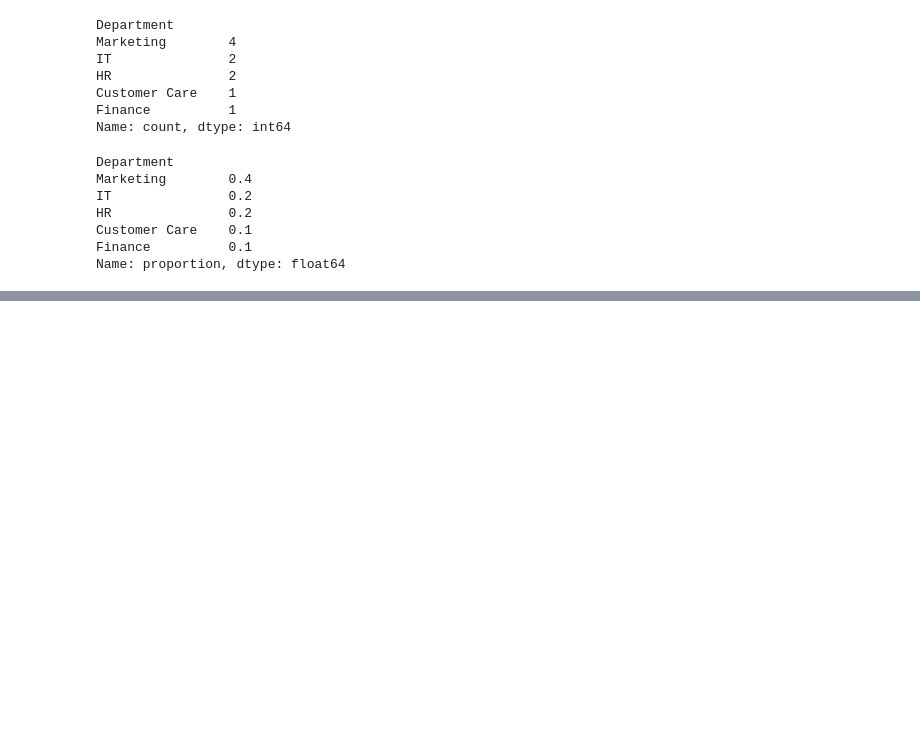
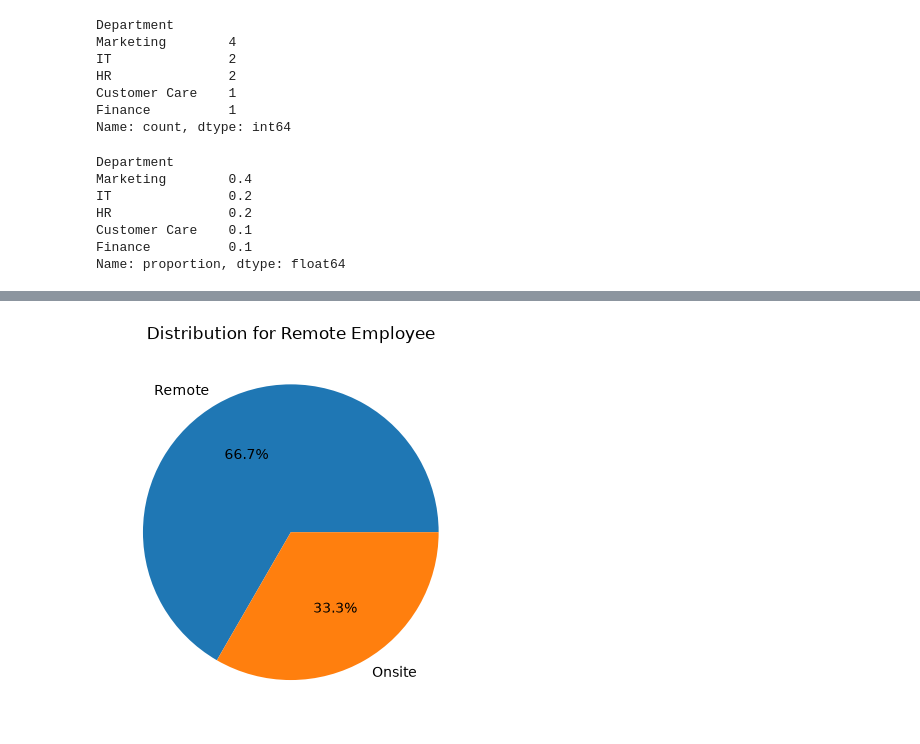
Before and after one commit to Maryam01-coder/data-science-class, a Jupyter notebook: employee_dataset.ipynb, the cells around one changed output, grey strips where cells are left out. Cells and saved outputs as stored; diff of their text form; code cells hidden in the pictures; blank space fills up the shorter version.

```diff
--- a/employee_dataset.ipynb
+++ b/employee_dataset.ipynb
@@ -616,0 +915,8 @@ Name: proportion, dtype: float64
+# %%
+#view proporttion of remote vs onsite
+remote_status = ["Remote", "Onsite"]
+plt.pie(merge_df["Remote"].value_counts(), labels=remote_status, autopct="%1.1f%%")
+plt.title("Distribution for Remote Employee")
+plt.show()
+# %% [output]
+[figure, added]
```
Also changed, not shown: parts of 30 cells of this notebook, 2 other files.
